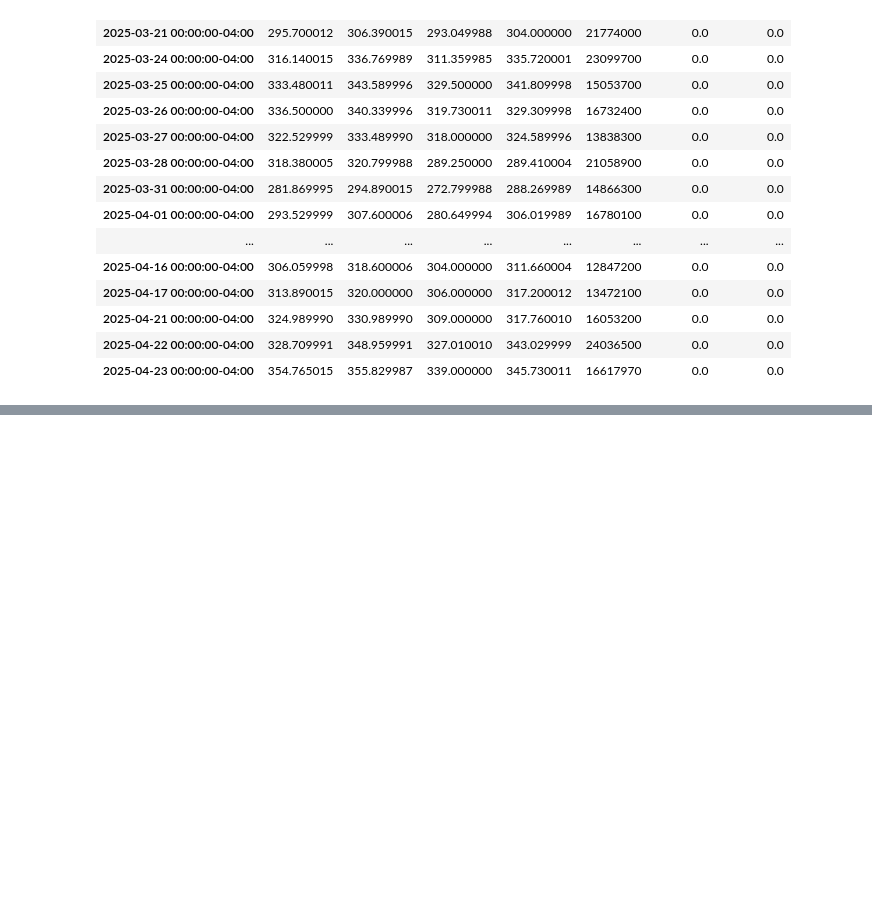
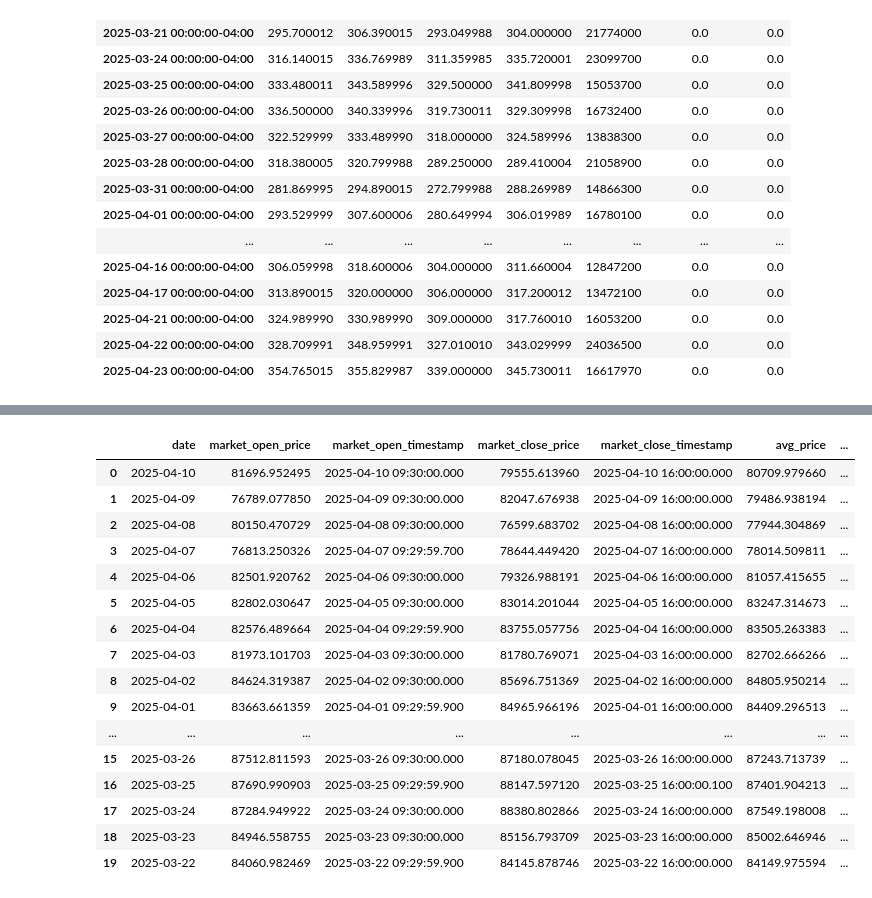
Before and after one commit to yangforbig/Crypto-Fear-Greed-Index-Graph, a Jupyter notebook: data analysis/stream_data.ipynb, the cells around one changed output, grey strips where cells are left out. Saved outputs shown, nothing was run; the diff lists cells and outputs as text; code cells hidden in the pictures; blank space fills up the shorter version.

```diff
--- a/data analysis/stream_data.ipynb
+++ b/data analysis/stream_data.ipynb
@@ -1679,0 +1696,20 @@ mstr_data.tail(25)
+# %%
+bitcoin_df_daily.head(20)
+# %% [output]
+|  | date | market_open_price | market_open_timestamp | market_close_price | market_close_timestamp | avg_price | ... |
+| 0 | 2025-04-10 | 81696.952495 | 2025-04-10 09:30:00.000 | 79555.613960 | 2025-04-10 16:00:00.000 | 80709.979660 | ... |
+| 1 | 2025-04-09 | 76789.077850 | 2025-04-09 09:30:00.000 | 82047.676938 | 2025-04-09 16:00:00.000 | 79486.938194 | ... |
+| 2 | 2025-04-08 | 80150.470729 | 2025-04-08 09:30:00.000 | 76599.683702 | 2025-04-08 16:00:00.000 | 77944.304869 | ... |
+| 3 | 2025-04-07 | 76813.250326 | 2025-04-07 09:29:59.700 | 78644.449420 | 2025-04-07 16:00:00.000 | 78014.509811 | ... |
+| 4 | 2025-04-06 | 82501.920762 | 2025-04-06 09:30:00.000 | 79326.988191 | 2025-04-06 16:00:00.000 | 81057.415655 | ... |
+| 5 | 2025-04-05 | 82802.030647 | 2025-04-05 09:30:00.000 | 83014.201044 | 2025-04-05 16:00:00.000 | 83247.314673 | ... |
+| 6 | 2025-04-04 | 82576.489664 | 2025-04-04 09:29:59.900 | 83755.057756 | 2025-04-04 16:00:00.000 | 83505.263383 | ... |
+| 7 | 2025-04-03 | 81973.101703 | 2025-04-03 09:30:00.000 | 81780.769071 | 2025-04-03 16:00:00.000 | 82702.666266 | ... |
+| 8 | 2025-04-02 | 84624.319387 | 2025-04-02 09:30:00.000 | 85696.751369 | 2025-04-02 16:00:00.000 | 84805.950214 | ... |
+| 9 | 2025-04-01 | 83663.661359 | 2025-04-01 09:29:59.900 | 84965.966196 | 2025-04-01 16:00:00.000 | 84409.296513 | ... |
+| ... | ... | ... | ... | ... | ... | ... | ... |
+| 15 | 2025-03-26 | 87512.811593 | 2025-03-26 09:30:00.000 | 87180.078045 | 2025-03-26 16:00:00.000 | 87243.713739 | ... |
+| 16 | 2025-03-25 | 87690.990903 | 2025-03-25 09:29:59.900 | 88147.597120 | 2025-03-25 16:00:00.100 | 87401.904213 | ... |
+| 17 | 2025-03-24 | 87284.949922 | 2025-03-24 09:30:00.000 | 88380.802866 | 2025-03-24 16:00:00.000 | 87549.198008 | ... |
+| 18 | 2025-03-23 | 84946.558755 | 2025-03-23 09:30:00.000 | 85156.793709 | 2025-03-23 16:00:00.000 | 85002.646946 | ... |
+| 19 | 2025-03-22 | 84060.982469 | 2025-03-22 09:29:59.900 | 84145.878746 | 2025-03-22 16:00:00.000 | 84149.975594 | ... |
```
Also changed, not shown: parts of 4 cells of this notebook.
